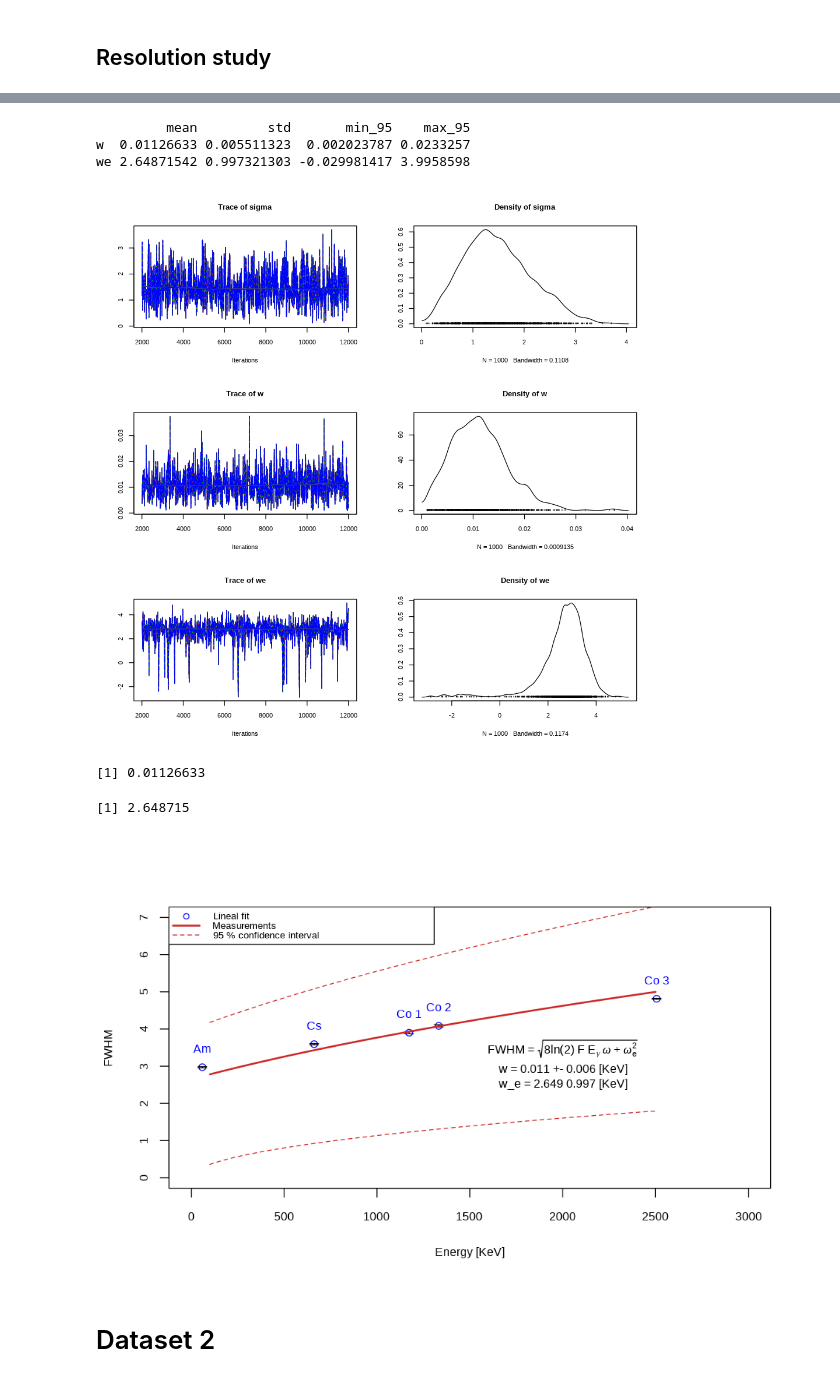
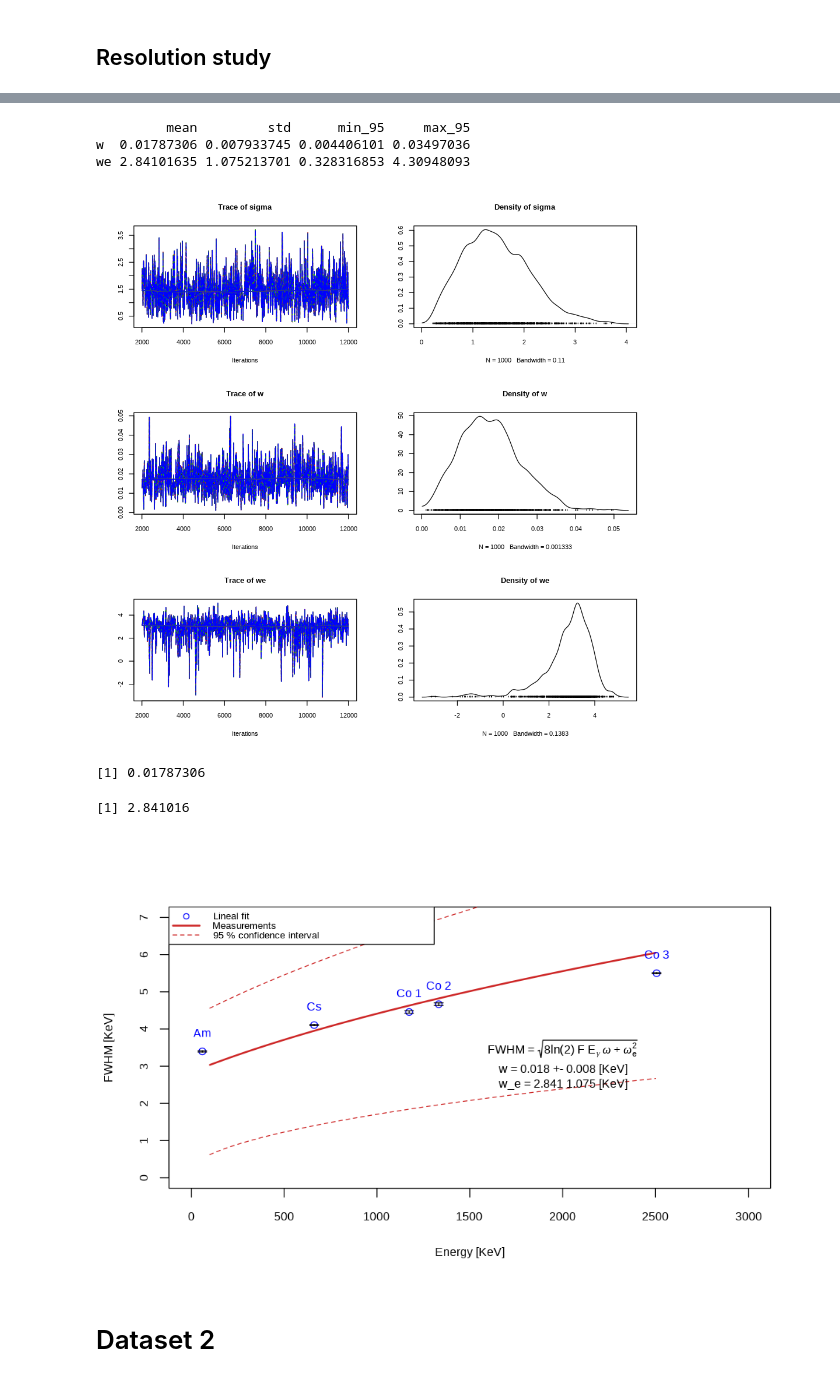
Before and after one commit to jtfreitas/AdSt_project, a Jupyter notebook: Project.ipynb, the cells around one changed output, grey strips where cells are left out. Cells and saved outputs as stored; diff of their text form; code cells hidden in the pictures.

```diff
--- a/Project.ipynb
+++ b/Project.ipynb
@@ -494,5 +510,2 @@ Warning message in xy.coords(x, y, xlabel, ylabel, log):
 # %% [markdown]
 ## Resolution study
-# %%
-df_ACC$FWHM_mean <- 2*sqrt(2*log(2))*ACC_properties$w_mean
-df_ACC$FWHM_std  <- 2*sqrt(2*log(2))*ACC_properties$w_std
@@ -499,3 +514,11 @@ df_ACC$FWHM_std  <- 2*sqrt(2*log(2))*ACC_properties$w_std
+# %%
+#What we obtained from the peaks is w, the standard deviation of a normal distribution,
+#this is related to the FWHM as 2*sqrt(2*log(2))*w
+
+#This also needs to be converted to energy units (now is in channels)
+
+df_ACC$FWHM_mean <- (2*sqrt(2*log(2))*ACC_properties$w_mean)*slope
+df_ACC$FWHM_std  <- (2*sqrt(2*log(2))*ACC_properties$w_std)*slope
 # %%
 df_ACC
 # %% [output]
@@ -508,6 +531,6 @@ df_ACC
 # %%
 df_Resolution_ACC <- NULL
-df_Resolution_ACC$x <- df_ACC$ACC_energies
+df_Resolution_ACC$x <- df_ACC$x0_mean #ACC_energies
 df_Resolution_ACC$y <- df_ACC$FWHM_mean
 # %%
 chain_data_resolution <- function(cadena){
@@ -541,7 +564,7 @@ resolution <- function(data){
     # Priors for
 
     w ~ dunif(1.e-3,1);
-    we ~ dnorm(3,0.25);
+    we ~ dunif(0,5)#dnorm(3,0.25);
     sigma ~ dnorm(0,1);
     #F ~dnorm(0.113,0.05)
 
@@ -579,10 +602,10 @@ resolution <- function(data){
 # %%
 chain <- resolution(df_Resolution_ACC)
 # %% [output]
-         mean         std       min_95    max_95
-w  0.01126633 0.005511323  0.002023787 0.0233257
-we 2.64871542 0.997321303 -0.029981417 3.9958598
+         mean         std      min_95     max_95
+w  0.01787306 0.007933745 0.004406101 0.03497036
+we 2.84101635 1.075213701 0.328316853 4.30948093
-[figure, old version]
+[figure, new version]
 # %%
 w      <- summary(chain)$statistics[2,1]; sw    <-  summary(chain)$statistics[2,2]
 we     <- summary(chain)$statistics[3,1]; swe   <-  summary(chain)$statistics[3,2]
@@ -591,39 +614,39 @@ wemin  <- summary(chain)$quantiles[3,1];  wemax <-  summary(chain)$quantiles[3,5
 w
 we
 # %% [output]
-[1] 0.01126633
+[1] 0.01787306
-[1] 2.648715
+[1] 2.841016
 # %%
 fano <-0.115
 
 x <- seq(100,2500,1)
 f <- function(x,w,we){return(sqrt(4*2*log(2) * fano * x * w + we**2))}
 #f <- sqrt(0.007 * x  + 2.97**2)
 
 
 
 set_plot_dimensions(8, 5)
 plot(df_ACC$ACC_energies,df_ACC$FWHM_mean,col="blue",
     xlim=c(0,3000), ylim=c(0,7),
-    xlab="Energy [KeV]",ylab="FWHM",
+    xlab="Energy [KeV]",ylab="FWHM [KeV]",
     main="")
 
 arrows(df_ACC$ACC_energies, df_ACC$FWHM_mean-df_ACC$FWHM_std,
        df_ACC$ACC_energies, df_ACC$FWHM_mean+df_ACC$FWHM_std,
        length=0.05, angle=90, code=3)
 lines(x,f(x,w,we), lwd=2, col='firebrick3')
 lines(x,f(x,wmin,wemin), lwd=1,lty=2, col='firebrick3')
 lines(x,f(x,wmax,wemax), lwd=1,lty=2, col='firebrick3')
 
 legend("topleft", legend=c("Lineal fit", "Measurements","95 % confidence interval"),
        col=c("blue","firebrick3","firebrick3"), lty=c(0,1,2),pch=c(1,-1,-1),lwd=c(1,2,1), cex=0.8)
 
 text(df_ACC$ACC_energies,df_ACC$FWHM_mean+c(rep(0.5,5)),c("Am","Cs","Co 1","Co 2","Co 3"),col="blue")
 text(2000, 3.5,TeX("FWHM = $\\sqrt{8ln(2)\\,F\\,E_{\\gamma} \\,\\omega + \\omega_e^2}$"))
 text(2000, 2.9, paste("w =", sprintf("%.3f",w),"+-",sprintf("%.3f",sw),"[KeV]"))
 text(2000, 2.5, paste("w_e =", sprintf("%.3f",we),sprintf("%.3f",swe),"[KeV]"))
 # %% [output]
-[figure, old version]
+[figure, new version]
 # %% [markdown]
 # Dataset 2
 # %%
```
Also changed, not shown: parts of 18 cells of this notebook, 16 other files.
